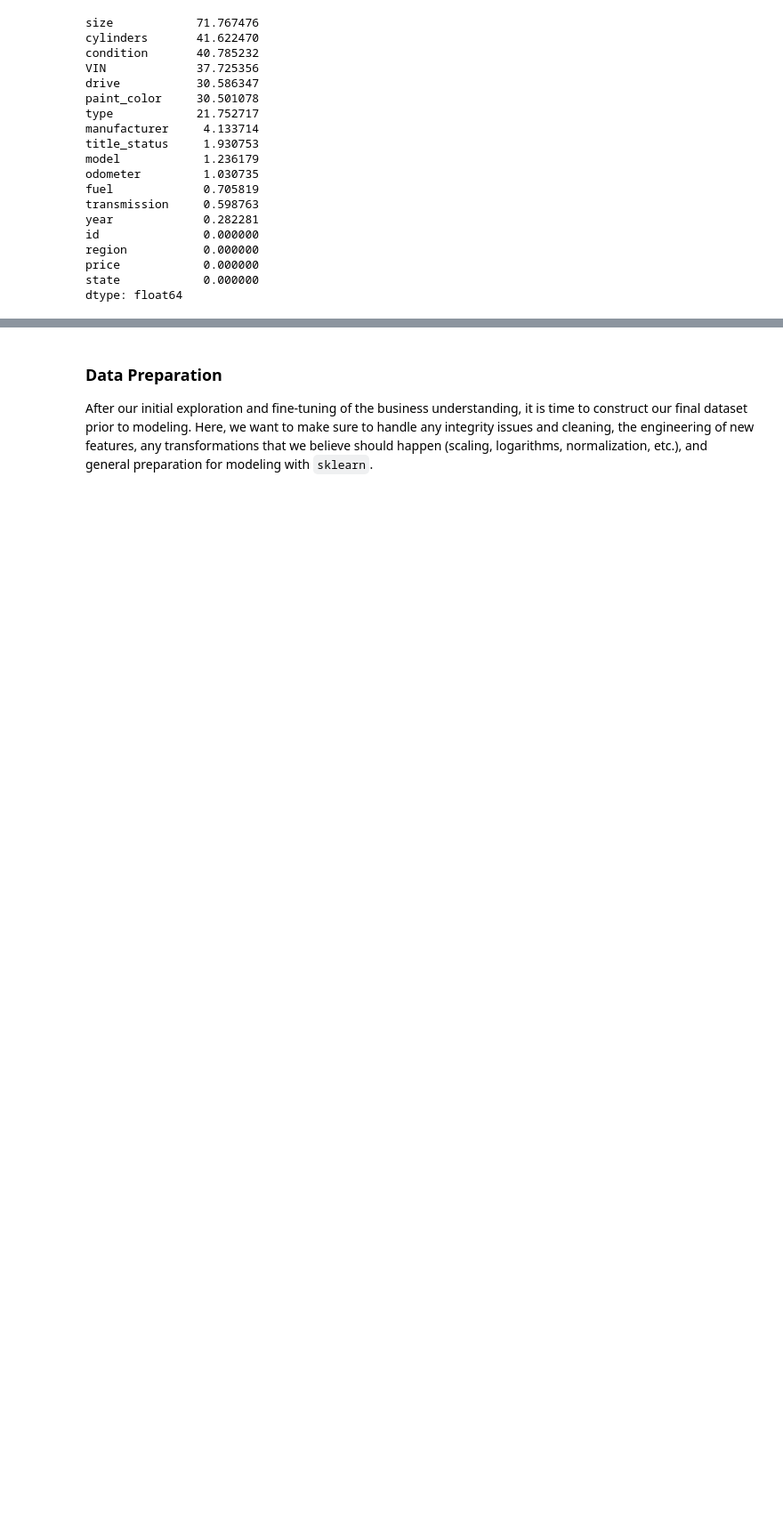
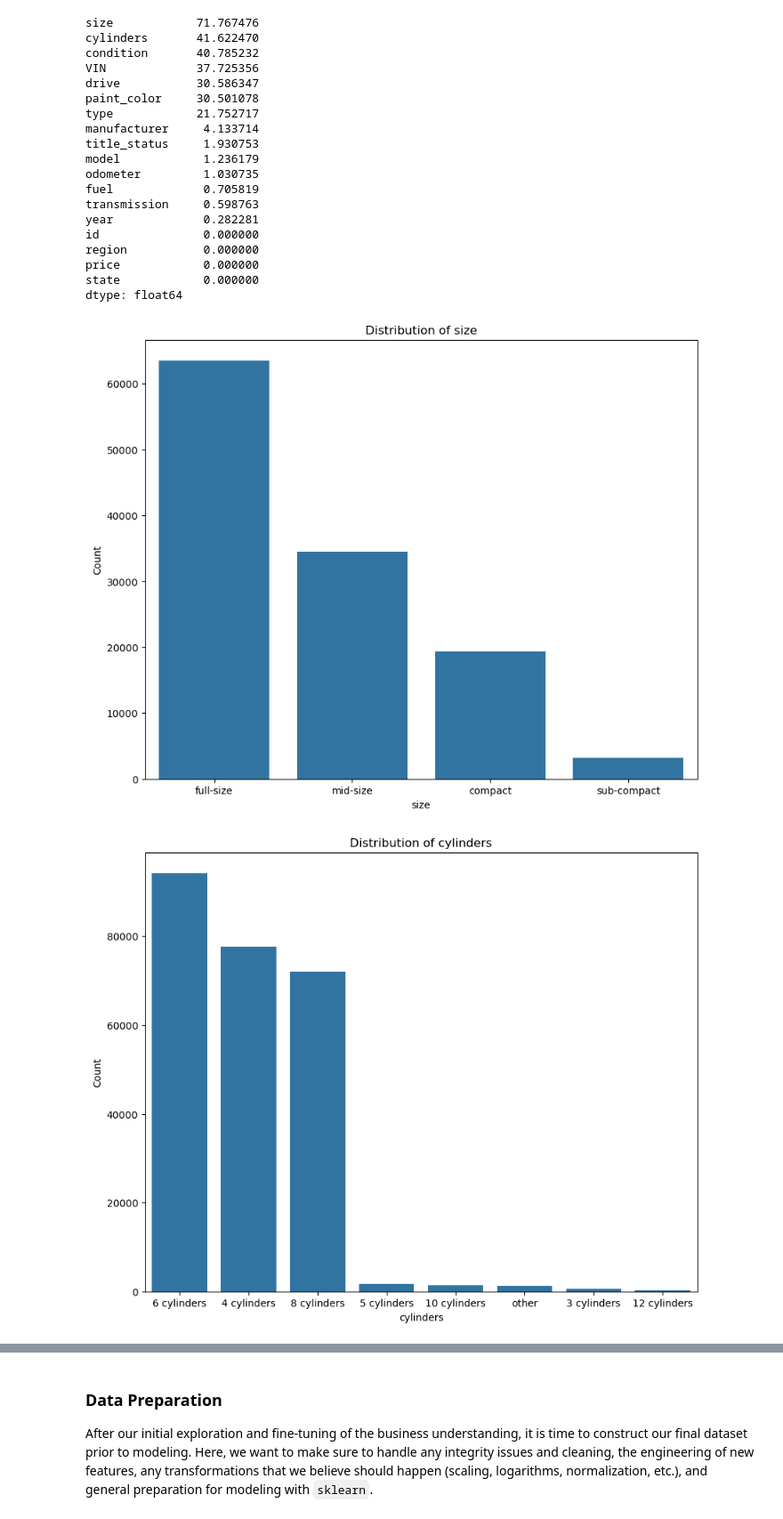
Before and after one commit to AriAlas/ml-price-of-car-analysis, a Jupyter notebook: practical_application_II_starter/what-drives-the-price-of-a-car.ipynb, the cells around one changed output, grey strips where cells are left out. Shown at 89% size. Drawn from its saved outputs; the diff is of its cells as text; code cells hidden in the pictures; blank space fills up the shorter version.

```diff
--- a/practical_application_II_starter/what-drives-the-price-of-a-car.ipynb
+++ b/practical_application_II_starter/what-drives-the-price-of-a-car.ipynb
@@ -136,3 +108,58 @@ region           0.000000
 price            0.000000
 state            0.000000
 dtype: float64
+# %%
+categorical_vars = ['size',
+                    'cylinders',
+                    'condition',
+                    'drive',
+                    'paint_color',
+                    'type',
+                    'title_status',
+                    'fuel',
+                    'transmission'
+
+                    ]
+
+# cleaning model before plotting since it has messy data
+def get_model_from_vin(vin):
+    try:
+        parsed_vin = Vin(vin)
+        return parsed_vin.wmi  # Or parsed_vin.vds or parsed_vin.vis depending on what part you need
+    except Exception:
+        return None
+
+df['model'] = df['VIN'].apply(get_model_from_vin)
+
+
+for cat in categorical_vars:
+    order = df[cat].value_counts().index
+
+    plt.figure(figsize=(10, 8))
+    sns.countplot(x=cat, data=df, order=order)
+    plt.title(f'Distribution of {cat}')
+    plt.xlabel(cat)
+    plt.ylabel('Count')
+    plt.show()
+
+many_values_cat = [
+    'model',
+    'manufacturer',
+    'region',
+    'state'
+]
+
+# plot top 10 of the categories with many unique values
+for cat in many_values_cat:
+    top_n = 10
+    top_models = df[cat].value_counts().nlargest(top_n)
+
+    sns.barplot(x=top_models.values, y=top_models.index)
+    plt.title(f'Top {top_n} {cat}')
+    plt.xlabel('Count')
+    plt.ylabel(cat)
+    plt.tight_layout()
+    plt.show()
+# %% [output]
+[figure, added]
+[figure, added]
```
Also changed, not shown: parts of 18 cells of this notebook, 1 other file.
